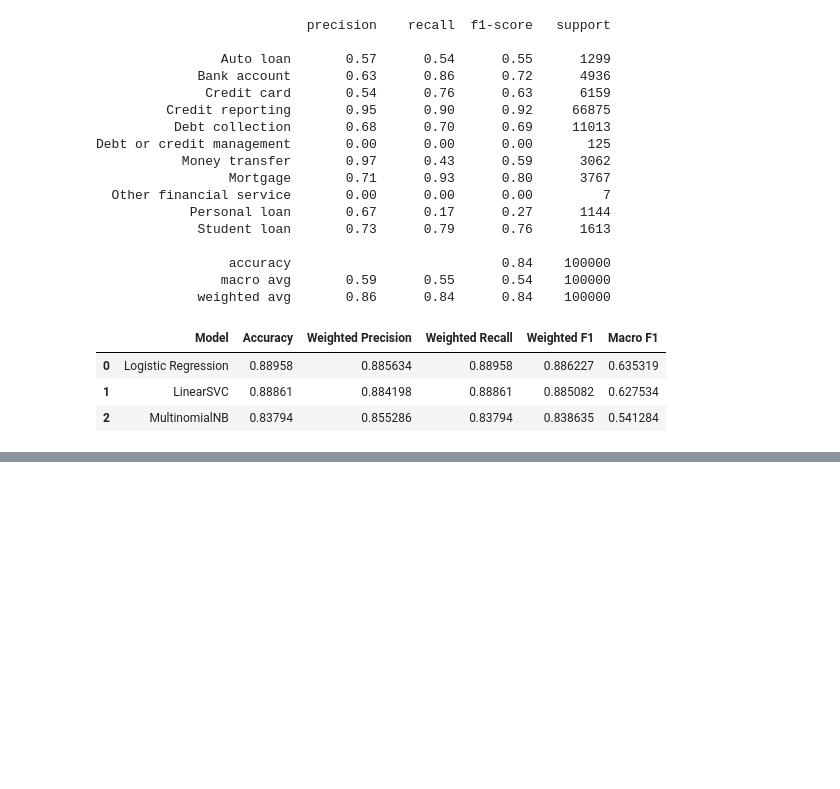
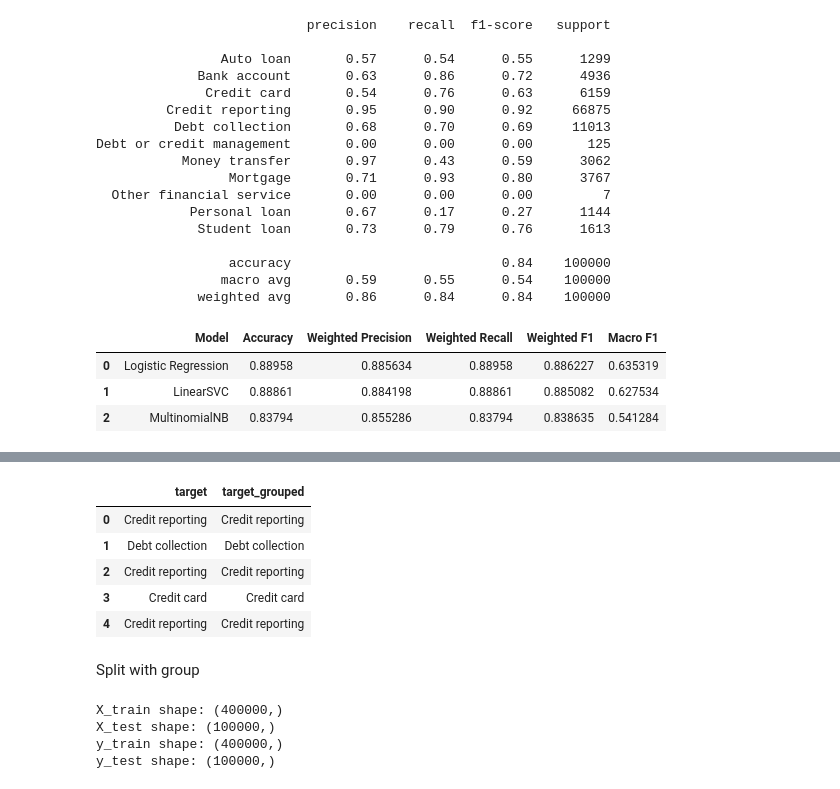
Before and after one commit to Phiziics/cfpb-complaint-intelligence, a Jupyter notebook: notebooks/02_training.ipynb, the cells around one changed output, grey strips where cells are left out. Saved outputs shown, nothing was run; the diff lists cells and outputs as text; code cells hidden in the pictures; blank space fills up the shorter version.

```diff
--- a/notebooks/02_training.ipynb
+++ b/notebooks/02_training.ipynb
@@ -483,0 +556,11 @@ results_df.sort_values(by="Weighted F1", ascending=False)
+# %%
+# Define ultra-rare classes to merge into Other
+rare_classes = [
+    "Debt or credit management",
+    "Other financial service"
+]
+# %%
+# Create grouped target column
+df_train["target_grouped"] = df_train["target"].apply(
+    lambda x: "Other" if x in rare_classes else x
+)
@@ -483,0 +583,12 @@ results_df.sort_values(by="Weighted F1", ascending=False)
+# %%
+# Preview original and grouped targets
+df_train[["target", "target_grouped"]].head()
+# %% [output]
+|  | target | target_grouped |
+| 0 | Credit reporting | Credit reporting |
+| 1 | Debt collection | Debt collection |
+| 2 | Credit reporting | Credit reporting |
+| 3 | Credit card | Credit card |
+| 4 | Credit reporting | Credit reporting |
+# %% [markdown]
+Split with group
@@ -483,0 +608,11 @@ results_df.sort_values(by="Weighted F1", ascending=False)
+# %%
+# Check train and test shapes
+print("X_train shape:", X_train.shape)
+print("X_test shape:", X_test.shape)
+print("y_train shape:", y_train.shape)
+print("y_test shape:", y_test.shape)
+# %% [output]
+X_train shape: (400000,)
+X_test shape: (100000,)
+y_train shape: (400000,)
+y_test shape: (100000,)
```
Also changed, not shown: parts of 40 cells of this notebook, 1 other file.
